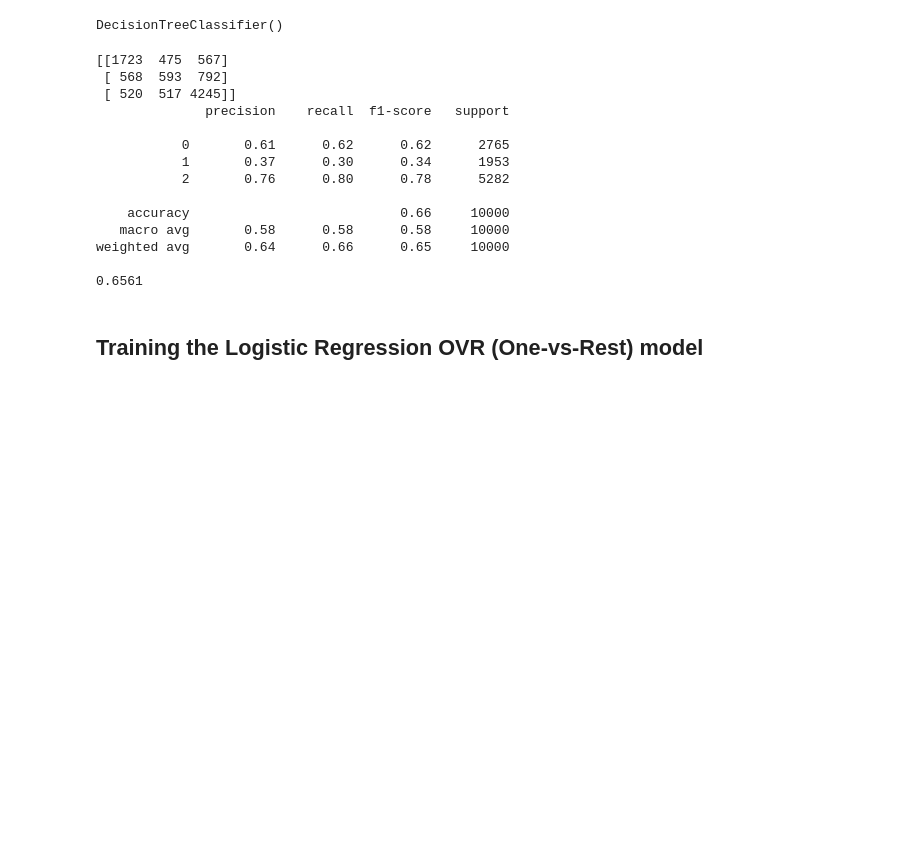
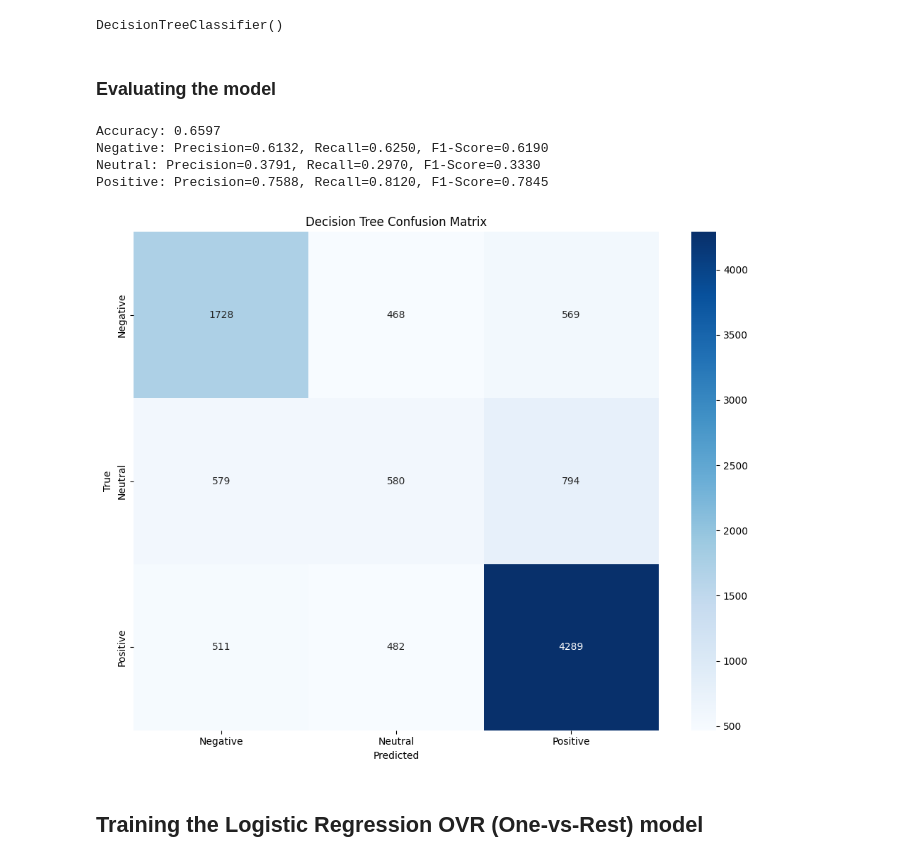
Before and after one commit to isMeXar/NLP-Youtube-Sentiments-Analysis, a Jupyter notebook: NLP_model.ipynb, the cells around one changed output. Saved outputs shown, nothing was run; the diff lists cells and outputs as text; code cells hidden in the pictures; blank space fills up the shorter version.

```diff
--- a/NLP_model.ipynb
+++ b/NLP_model.ipynb
@@ -186,22 +242,47 @@ dtree_predictions = dtree_classifier.predict(X_test)
-# %%
-print(confusion_matrix(y_test, dtree_predictions))
-print(classification_report(y_test, dtree_predictions))
-print(accuracy_score(y_test, dtree_predictions))
-# %% [output]
-[[1723  475  567]
- [ 568  593  792]
- [ 520  517 4245]]
-              precision    recall  f1-score   support
-
-           0       0.61      0.62      0.62      2765
-           1       0.37      0.30      0.34      1953
-           2       0.76      0.80      0.78      5282
-
-    accuracy                           0.66     10000
-   macro avg       0.58      0.58      0.58     10000
-weighted avg       0.64      0.66      0.65     10000
-
-0.6561
+# %% [markdown]
+### Evaluating the model
+# %%
+# Predicting the Test set results
+dtree_predictions = dtree_classifier.predict(X_test)
+
+# After getting predictions from a model
+def plot_confusion_matrix(y_true, y_pred, title):
+    cm = confusion_matrix(y_true, y_pred)
+
+    # Calculate metrics from confusion matrix
+    accuracy = np.sum(np.diag(cm)) / np.sum(cm)
+
+    # Add model accuracy to accuracies list
+    accuracies.append(accuracy)
+
+    print(f"Accuracy: {accuracy:.4f}")
+
+    # Per-class metrics
+    for i, label in enumerate(['Negative', 'Neutral', 'Positive']):
+        precision = cm[i, i] / np.sum(cm[:, i]) if np.sum(cm[:, i]) > 0 else 0
+        recall = cm[i, i] / np.sum(cm[i, :]) if np.sum(cm[i, :]) > 0 else 0
+        f1 = 2 * precision * recall / (precision + recall) if (precision + recall) > 0 else 0
+        print(f"{label}: Precision={precision:.4f}, Recall={recall:.4f}, F1-Score={f1:.4f}")
+
+
+    plt.figure(figsize=(10, 8))
+    sns.heatmap(cm, annot=True, fmt='d', cmap='Blues',
+                xticklabels=['Negative', 'Neutral', 'Positive'],
+                yticklabels=['Negative', 'Neutral', 'Positive'])
+    plt.xlabel('Predicted')
+    plt.ylabel('True')
+    plt.title(f'{title} Confusion Matrix')
+    plt.tight_layout()
+    plt.show()
+
+# Use after each model
+plot_confusion_matrix(y_test, dtree_predictions, 'Decision Tree')
+# %% [output]
+Accuracy: 0.6597
+Negative: Precision=0.6132, Recall=0.6250, F1-Score=0.6190
+Neutral: Precision=0.3791, Recall=0.2970, F1-Score=0.3330
+Positive: Precision=0.7588, Recall=0.8120, F1-Score=0.7845
+[figure, added]
 # %% [markdown]
 ## Training the Logistic Regression OVR (One-vs-Rest) model
 # %%
```
Also changed, not shown: parts of 35 cells of this notebook, 19 other files.
